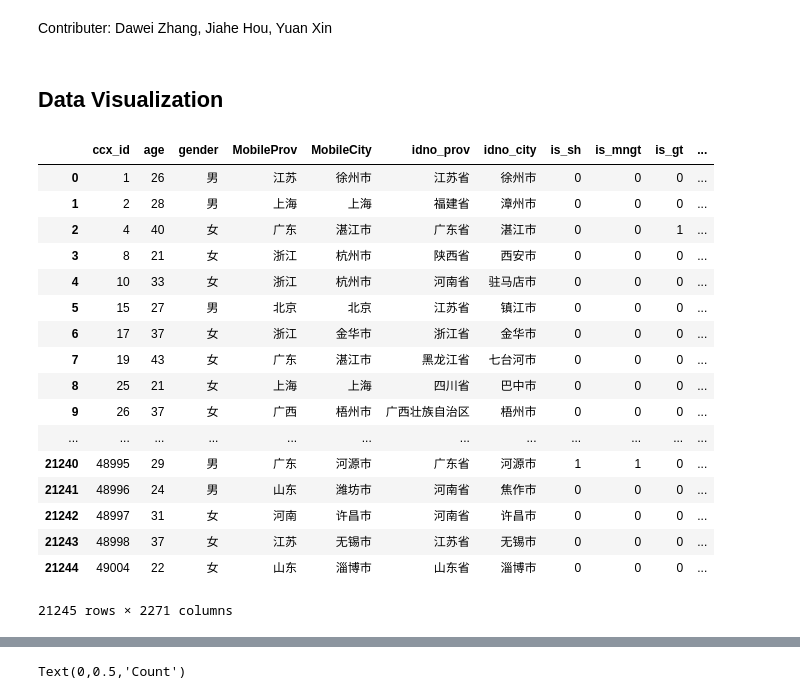
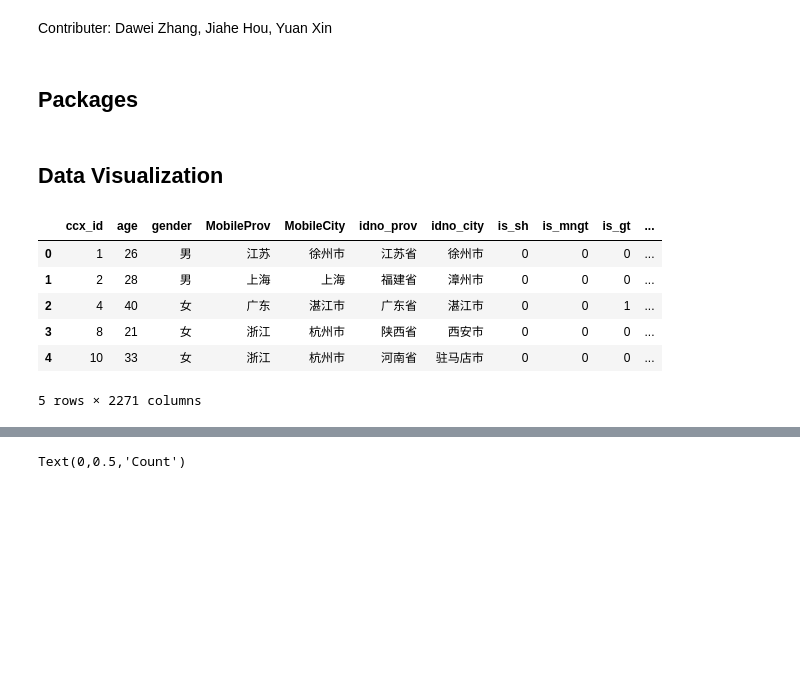
Before and after one commit to jiahehousherry/Capstone-Chengxin, a Jupyter notebook: capstone_chengxin_main.ipynb, the cells around one changed output, grey strips where cells are left out. Saved outputs shown, nothing was run; the diff lists cells and outputs as text; code cells hidden in the pictures; blank space fills up the shorter version.

```diff
--- a/capstone_chengxin_main.ipynb
+++ b/capstone_chengxin_main.ipynb
@@ -2,3 +2,5 @@
 # China Cheng Xin Capstone Project
 # %% [markdown]
 Contributer: Dawei Zhang, Jiahe Hou, Yuan Xin
+# %% [markdown]
+<h2>Packages</h2>
@@ -15,22 +29,11 @@ import matplotlib.pyplot as plt
 # %%
-behavior = pd.read_csv('Behavior_train.csv', encoding='gb2312')
-behavior
+behavior = pd.read_csv('Behavior_train.csv', encoding='gb2312') ###### YOU CAN READ THE BEHAVIOR DATASET HERE ########
+behavior.head()
 # %% [output]
 |  | ccx_id | age | gender | MobileProv | MobileCity | idno_prov | idno_city | is_sh | is_mngt | is_gt | ... |
 | 0 | 1 | 26 | 男 | 江苏 | 徐州市 | 江苏省 | 徐州市 | 0 | 0 | 0 | ... |
 | 1 | 2 | 28 | 男 | 上海 | 上海 | 福建省 | 漳州市 | 0 | 0 | 0 | ... |
 | 2 | 4 | 40 | 女 | 广东 | 湛江市 | 广东省 | 湛江市 | 0 | 0 | 1 | ... |
 | 3 | 8 | 21 | 女 | 浙江 | 杭州市 | 陕西省 | 西安市 | 0 | 0 | 0 | ... |
 | 4 | 10 | 33 | 女 | 浙江 | 杭州市 | 河南省 | 驻马店市 | 0 | 0 | 0 | ... |
-| 5 | 15 | 27 | 男 | 北京 | 北京 | 江苏省 | 镇江市 | 0 | 0 | 0 | ... |
-| 6 | 17 | 37 | 女 | 浙江 | 金华市 | 浙江省 | 金华市 | 0 | 0 | 0 | ... |
-| 7 | 19 | 43 | 女 | 广东 | 湛江市 | 黑龙江省 | 七台河市 | 0 | 0 | 0 | ... |
-| 8 | 25 | 21 | 女 | 上海 | 上海 | 四川省 | 巴中市 | 0 | 0 | 0 | ... |
-| 9 | 26 | 37 | 女 | 广西 | 梧州市 | 广西壮族自治区 | 梧州市 | 0 | 0 | 0 | ... |
-| ... | ... | ... | ... | ... | ... | ... | ... | ... | ... | ... | ... |
-| 21240 | 48995 | 29 | 男 | 广东 | 河源市 | 广东省 | 河源市 | 1 | 1 | 0 | ... |
-| 21241 | 48996 | 24 | 男 | 山东 | 潍坊市 | 河南省 | 焦作市 | 0 | 0 | 0 | ... |
-| 21242 | 48997 | 31 | 女 | 河南 | 许昌市 | 河南省 | 许昌市 | 0 | 0 | 0 | ... |
-| 21243 | 48998 | 37 | 女 | 江苏 | 无锡市 | 江苏省 | 无锡市 | 0 | 0 | 0 | ... |
-| 21244 | 49004 | 22 | 女 | 山东 | 淄博市 | 山东省 | 淄博市 | 0 | 0 | 0 | ... |
-21245 rows × 2271 columns
+5 rows × 2271 columns
```
Also changed, not shown: parts of 153 cells of this notebook.
